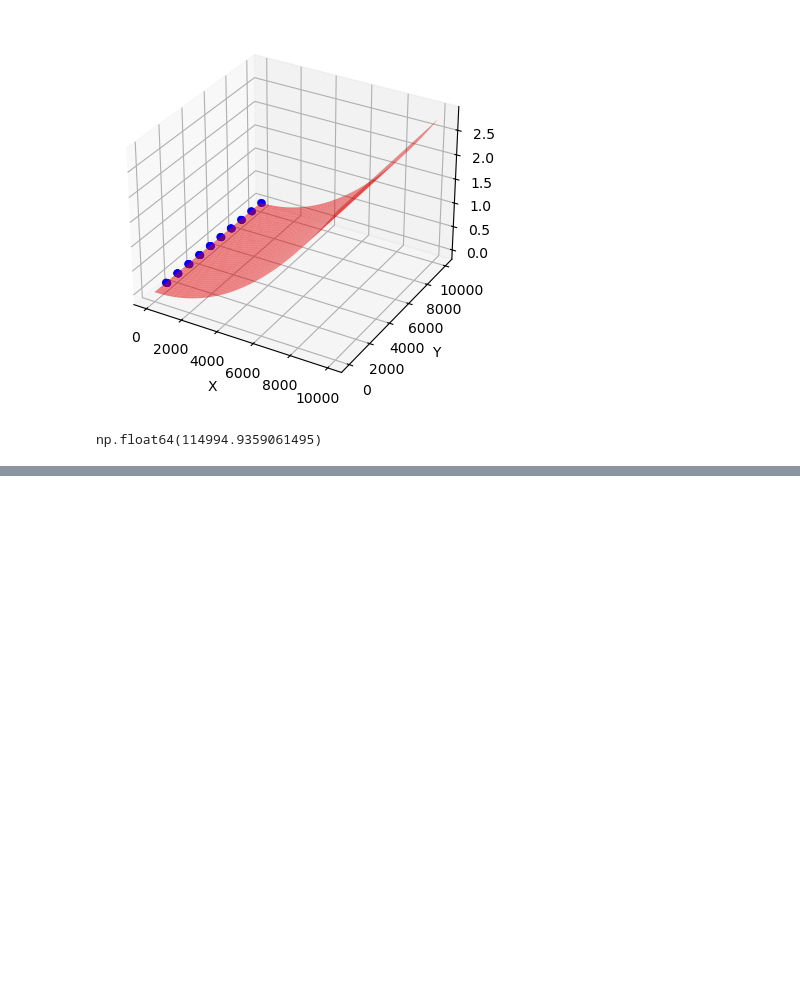
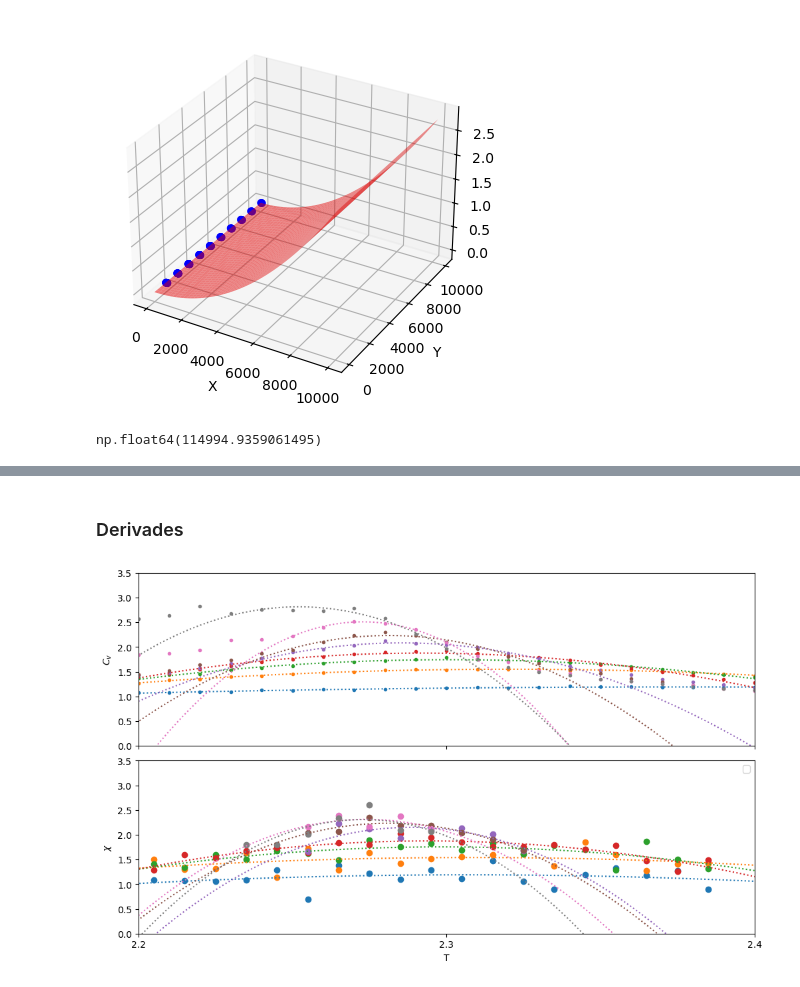
Before and after one commit to AdriRed/practiques-fenomens, a Jupyter notebook: P3/informe.ipynb, the cells around one changed output, grey strips where cells are left out. Saved outputs shown, nothing was run; the diff lists cells and outputs as text; code cells hidden in the pictures; blank space fills up the shorter version.

```diff
--- a/P3/informe.ipynb
+++ b/P3/informe.ipynb
@@ -137,0 +157,9 @@ print(table)
+# %%
+s = '[$L$],[$a$],[$b$],[$c$],\n'
+for k, fit in cv_fits.items():
+    s += f'[{k}],'
+    for coef in reversed(fit.convert().coef):
+        s += f'[#num("{str(round(coef, 3))}")],'
+    s += '\n'
+
+print(s)
@@ -137,0 +176,10 @@ print(table)
+# %%
+s = '[$a$],[$b$],[$c$],\n'
+
+for k, fit in chi_fits.items():
+    # s += f'[{k}],'
+    for coef in reversed(fit.convert().coef):
+        s += f'[#num("{str(round(coef, 3))}")],'
+    s += '\n'
+
+print(s)
@@ -137,0 +196,51 @@ print(table)
+# %% [markdown]
+### Derivades
+# %%
+fig, (ax1, ax2) = plt.subplots(nrows=2, figsize=(10,6), layout='constrained', sharex='col')
+
+for l in files:
+    data = df[df["L"] == l]
+    X = data["T"]
+    Y = (data["<E^2>"]-data["<E>"]**2)/(data["T"]**2*data["L"]**2)
+    (l1, l2) = limits[l]
+    reduced_data = data[(df["T"] >= l1) & (df["T"] <= l2)]
+    red_X = reduced_data["T"]
+    red_Y = (reduced_data["<E^2>"]-reduced_data["<E>"]**2)/(reduced_data["T"]**2*reduced_data["L"]**2)
+    fit = np.polynomial.Polynomial.fit(red_X, red_Y, deg=deg)
+    cv_fits[l] = (fit)
+    # display(data)
+    ax1.plot(Xfit, fit(Xfit), linestyle=':')
+    ax1.scatter(X, Y, label=f"L={l}", marker='.')
+
+cv_dv_fits = {}
+
+for l in files:
+    data = df[df["L"] == l]
+    (l1, l2) = limits[l]
+    reduced_data = data[(df["T"] >= l1) & (df["T"] <= l2)]
+    dx = np.diff(reduced_data['T'])
+    X = reduced_data['T'][:-1]+dx/2
+    dv = np.diff(reduced_data['<E>']/(reduced_data['L']**2))
+    Y = dv/dx
+    fit = np.polynomial.Polynomial.fit(X, Y, deg=deg)
+    cv_dv_fits[l] = fit
+    ax2.plot(Xfit, fit(Xfit), linestyle=':')
+    ax2.scatter(X, Y)
+
+ax2.set_xticks([x/10 for x in range(14, 35)])
+
+# ax.set_xlim(2.2, 2.4)
+ax1.set_ylim(0, 3.5)
+ax2.set_ylim(0, 3.5)
+# ax1.legend()
+ax1.set_ylabel("$C_v$")
+# ax1.set_xlabel("T")
+
+ax2.legend()
+ax2.set_ylabel("$\\chi$")
+ax2.set_xlabel("T")
+ax1.set_xlim(2.2, 2.4)
+
+plt.show()
+# %% [output]
+[figure, added]
```
Also changed, not shown: parts of 9 cells of this notebook, 2 other files.
